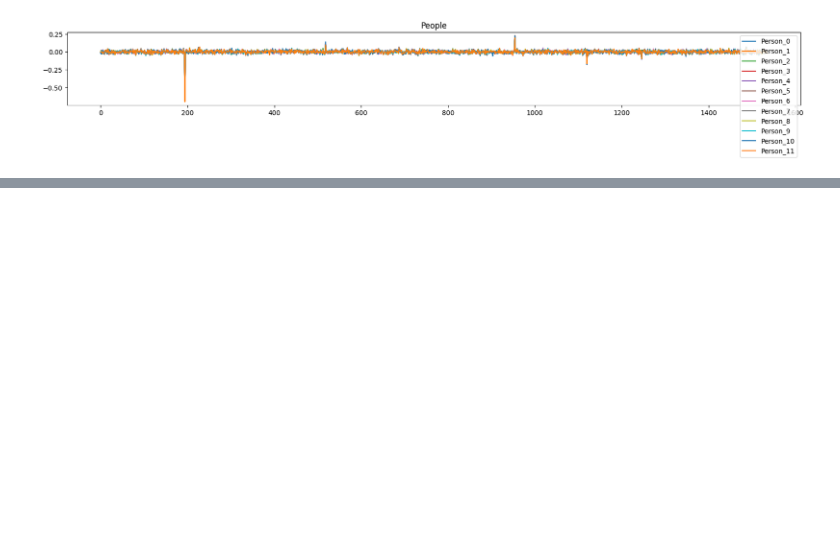
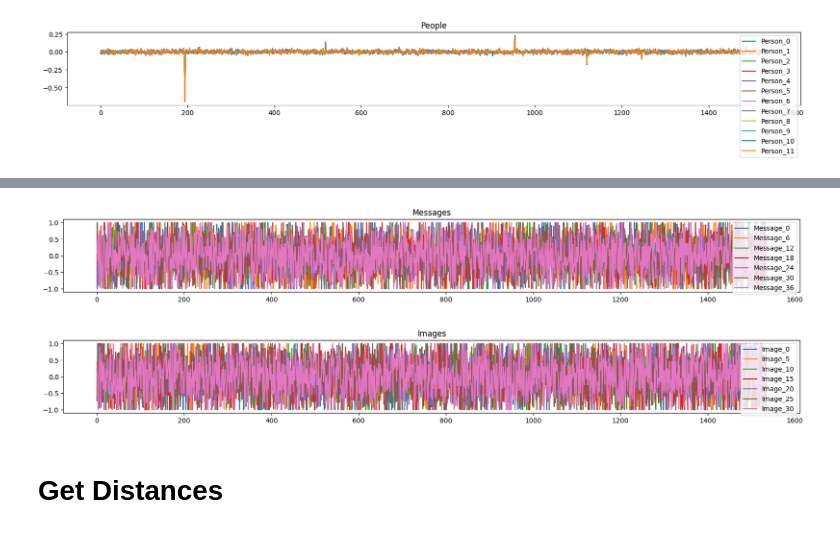
Before and after one commit to paxnea/LLM-multimodal-nudging, a Jupyter notebook: ans_3.ipynb, the cells around one changed output, grey strips where cells are left out. Cells and saved outputs as stored; diff of their text form; code cells hidden in the pictures; blank space fills up the shorter version.

```diff
--- a/ans_3.ipynb
+++ b/ans_3.ipynb
@@ -204,0 +148,22 @@ plt.show()
+# %%
+path_messages = 'data/embeddings/messages'
+df_messages = pd.DataFrame(
+    list(
+        np.load(
+            f'{path_messages}.npy',
+            allow_pickle=True
+        )
+    )
+).T
+df_messages.columns = [f'Message_{i}' for i in df_messages.columns]
+# %%
+df_messages = prepare(df_messages)
+# %%
+plt.figure(figsize=(20,2))
+plt.title('Messages')
+for message_id in df_messages.columns[::6]:
+    plt.plot(df_messages[message_id], label=message_id)
+plt.legend()
+plt.show()
+# %% [output]
+[figure, added]
@@ -204,0 +183,11 @@ plt.show()
+# %%
+plt.figure(figsize=(20,2))
+plt.title('Images')
+for image_id in df_images.columns[::5]:
+    plt.plot(df_images[image_id], label=image_id)
+plt.legend()
+plt.show()
+# %% [output]
+[figure, added]
+# %% [markdown]
+# Get Distances
```
Also changed, not shown: parts of 18 cells of this notebook, 2 other files.
